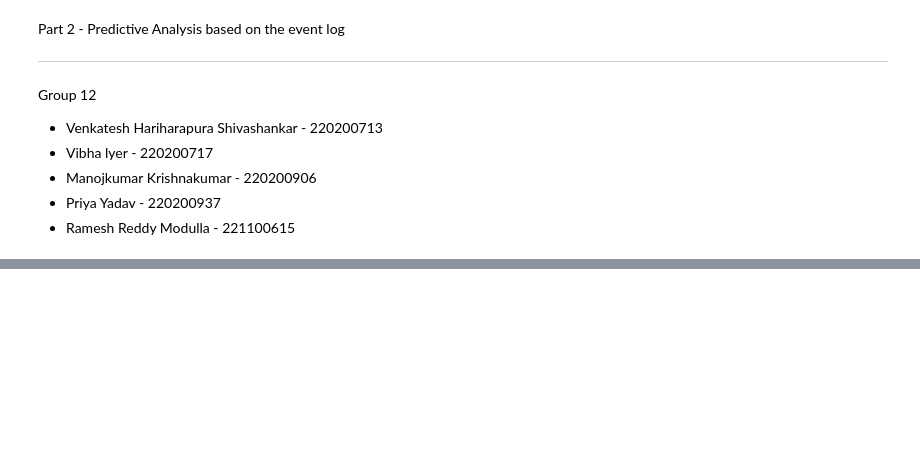
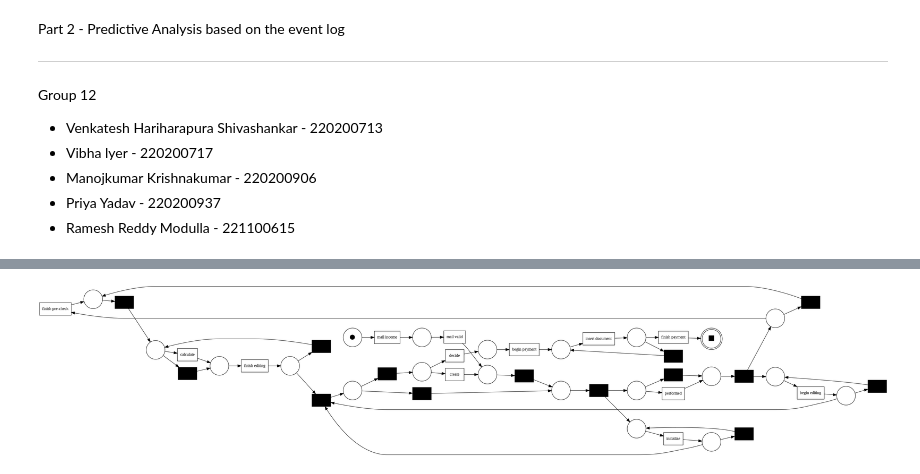
Before and after one commit to MANOJ9590/SPA, a Jupyter notebook: SmartProcessAnalytics(Task2).ipynb, the cells around one changed output, grey strips where cells are left out. Cells and saved outputs as stored; diff of their text form; code cells hidden in the pictures; blank space fills up the shorter version.

```diff
--- a/SmartProcessAnalytics(Task2).ipynb
+++ b/SmartProcessAnalytics(Task2).ipynb
@@ -108,0 +123,5 @@ Predective Analysis
+# %%
+net1, im1, fm1 = pm4py.convert_to_petri_net(process_tree)
+pm4py.view_petri_net(net1,im1,fm1)
+# %% [output]
+[figure, added]
```
Also changed, not shown: parts of 10 cells of this notebook.
